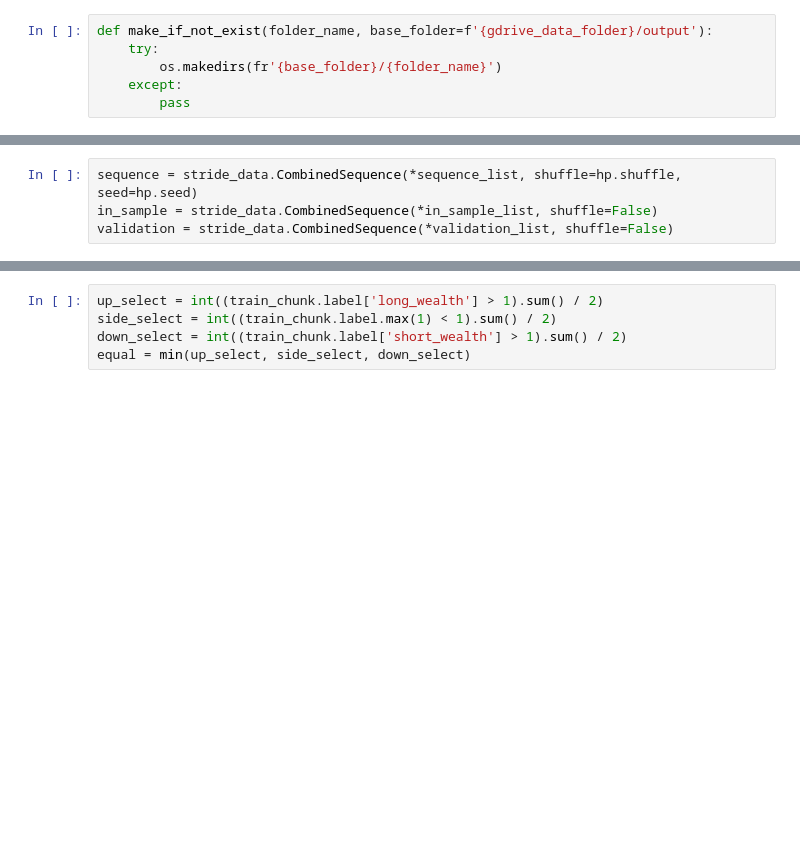
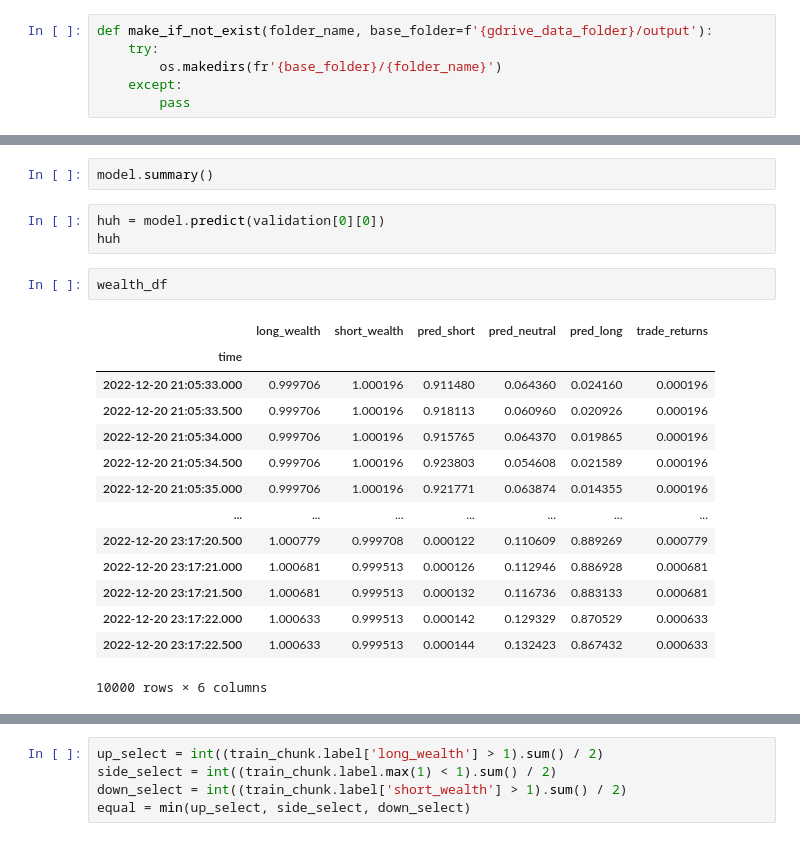
Before and after one commit to KurusuBlueCat/deep-lob, a Jupyter notebook: colab_notebook.ipynb, the cells around one changed output, grey strips where cells are left out. Saved outputs shown, nothing was run; the diff lists cells and outputs as text; blank space fills up the shorter version.

```diff
--- a/colab_notebook.ipynb
+++ b/colab_notebook.ipynb
@@ -948,4 +1037,22 @@ Epoch 98/300
-# %%
-sequence = stride_data.CombinedSequence(*sequence_list, shuffle=hp.shuffle, seed=hp.seed)
-in_sample = stride_data.CombinedSequence(*in_sample_list, shuffle=False)
-validation = stride_data.CombinedSequence(*validation_list, shuffle=False)
+# %%
+model.summary()
+# %%
+huh = model.predict(validation[0][0])
+huh
+# %%
+wealth_df
+# %% [output]
+|  | long_wealth | short_wealth | pred_short | pred_neutral | pred_long | trade_returns |
+| time |  |  |  |  |  |  |
+| 2022-12-20 21:05:33.000 | 0.999706 | 1.000196 | 0.911480 | 0.064360 | 0.024160 | 0.000196 |
+| 2022-12-20 21:05:33.500 | 0.999706 | 1.000196 | 0.918113 | 0.060960 | 0.020926 | 0.000196 |
+| 2022-12-20 21:05:34.000 | 0.999706 | 1.000196 | 0.915765 | 0.064370 | 0.019865 | 0.000196 |
+| 2022-12-20 21:05:34.500 | 0.999706 | 1.000196 | 0.923803 | 0.054608 | 0.021589 | 0.000196 |
+| 2022-12-20 21:05:35.000 | 0.999706 | 1.000196 | 0.921771 | 0.063874 | 0.014355 | 0.000196 |
+| ... | ... | ... | ... | ... | ... | ... |
+| 2022-12-20 23:17:20.500 | 1.000779 | 0.999708 | 0.000122 | 0.110609 | 0.889269 | 0.000779 |
+| 2022-12-20 23:17:21.000 | 1.000681 | 0.999513 | 0.000126 | 0.112946 | 0.886928 | 0.000681 |
+| 2022-12-20 23:17:21.500 | 1.000681 | 0.999513 | 0.000132 | 0.116736 | 0.883133 | 0.000681 |
+| 2022-12-20 23:17:22.000 | 1.000633 | 0.999513 | 0.000142 | 0.129329 | 0.870529 | 0.000633 |
+| 2022-12-20 23:17:22.500 | 1.000633 | 0.999513 | 0.000144 | 0.132423 | 0.867432 | 0.000633 |
+10000 rows × 6 columns
```
Also changed, not shown: parts of 13 cells of this notebook.
